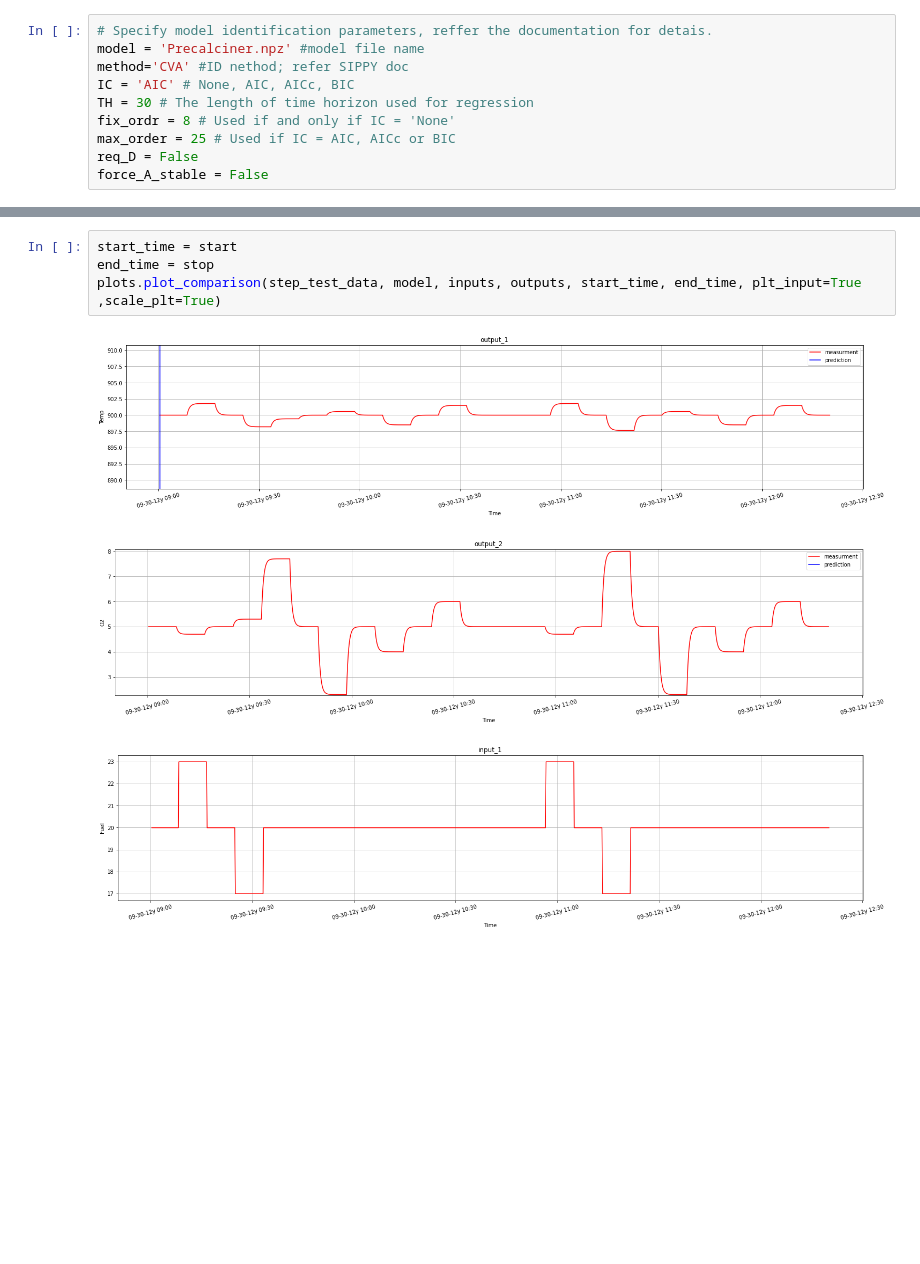
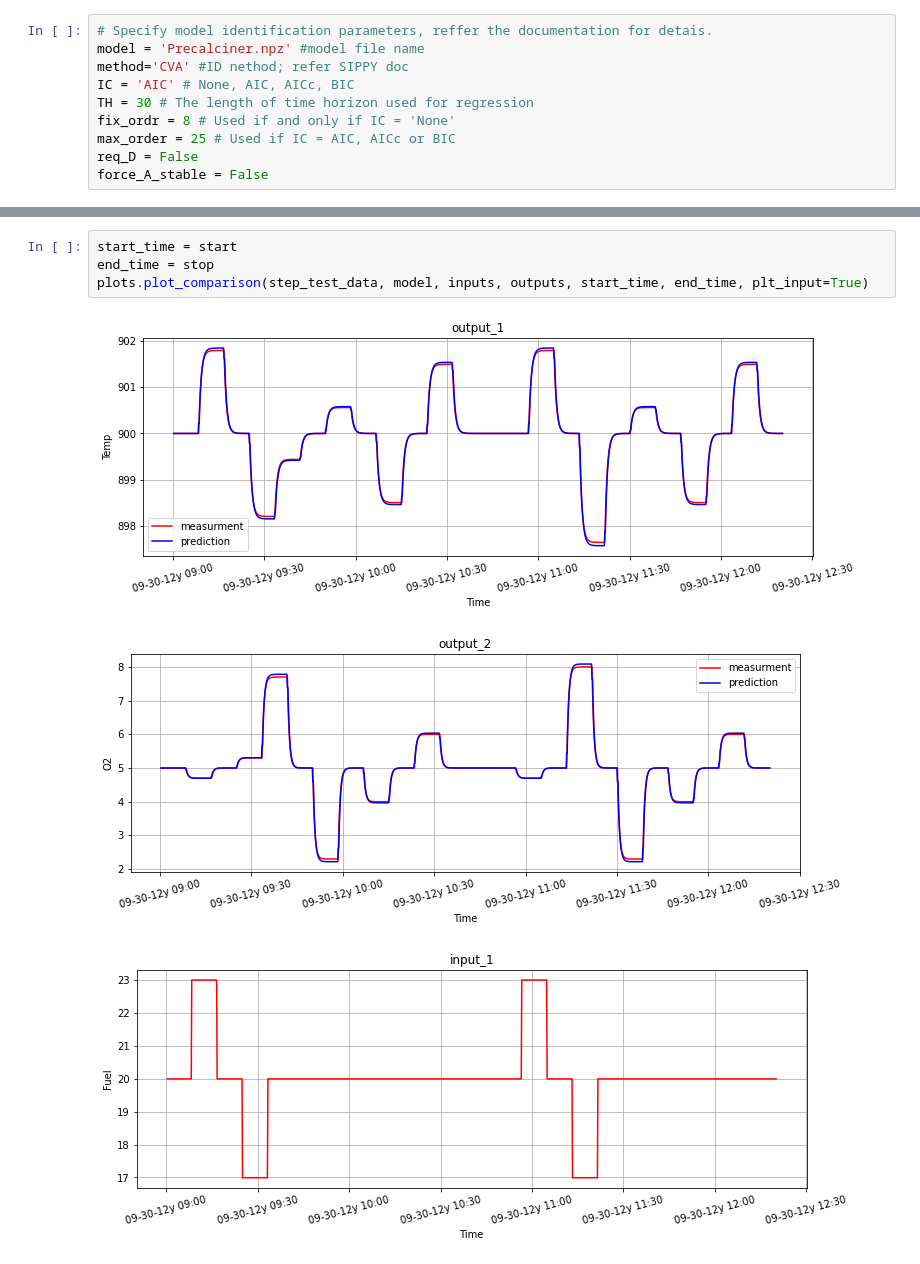
Before and after one commit to Robbie1/sysid, a Jupyter notebook: notebooks/model_id_PC.ipynb, the cells around one changed output, grey strips where cells are left out. Cells and saved outputs as stored; diff of their text form; blank space fills up the shorter version.

```diff
--- a/notebooks/model_id_PC.ipynb
+++ b/notebooks/model_id_PC.ipynb
@@ -100,8 +96,8 @@ plots.plot_model(model, inputs, outputs, tss=tss)
 # %%
 start_time = start
 end_time = stop
-plots.plot_comparison(step_test_data, model, inputs, outputs, start_time, end_time, plt_input=True ,scale_plt=True)
+plots.plot_comparison(step_test_data, model, inputs, outputs, start_time, end_time, plt_input=True)
 # %% [output]
-[figure, old version]
+[figure, new version]
-[figure, old version]
+[figure, new version]
-[figure, old version]
+[figure, new version]
```
Also changed, not shown: parts of 5 cells of this notebook, 1 other file.
